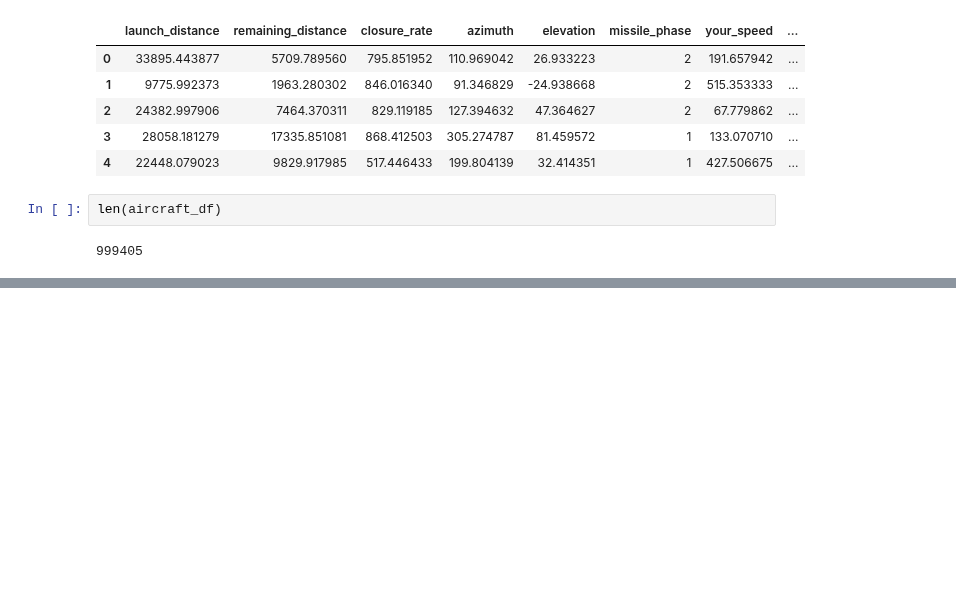
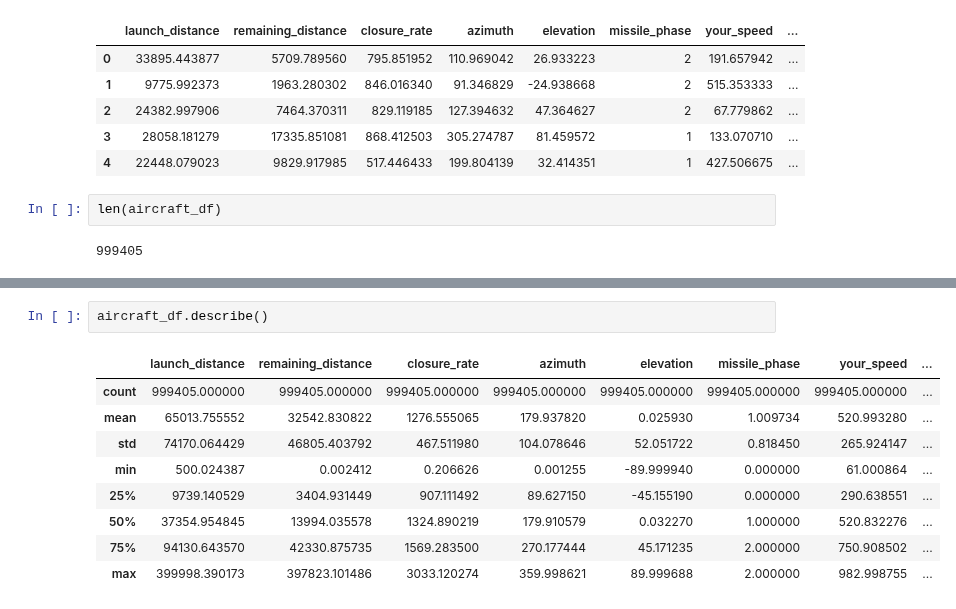
Before and after one commit to Eakempreet/ATAS_Project, a Jupyter notebook: notebooks/02_eta_regressor/02_eta_regressor.ipynb, the cells around one changed output, grey strips where cells are left out. Saved outputs shown, nothing was run; the diff lists cells and outputs as text; blank space fills up the shorter version.

```diff
--- a/notebooks/02_eta_regressor/02_eta_regressor.ipynb
+++ b/notebooks/02_eta_regressor/02_eta_regressor.ipynb
@@ -298,0 +330,12 @@ len(aircraft_df)
+# %%
+aircraft_df.describe()
+# %% [output]
+|  | launch_distance | remaining_distance | closure_rate | azimuth | elevation | missile_phase | your_speed | ... |
+| count | 999405.000000 | 999405.000000 | 999405.000000 | 999405.000000 | 999405.000000 | 999405.000000 | 999405.000000 | ... |
+| mean | 65013.755552 | 32542.830822 | 1276.555065 | 179.937820 | 0.025930 | 1.009734 | 520.993280 | ... |
+| std | 74170.064429 | 46805.403792 | 467.511980 | 104.078646 | 52.051722 | 0.818450 | 265.924147 | ... |
+| min | 500.024387 | 0.002412 | 0.206626 | 0.001255 | -89.999940 | 0.000000 | 61.000864 | ... |
+| 25% | 9739.140529 | 3404.931449 | 907.111492 | 89.627150 | -45.155190 | 0.000000 | 290.638551 | ... |
+| 50% | 37354.954845 | 13994.035578 | 1324.890219 | 179.910579 | 0.032270 | 1.000000 | 520.832276 | ... |
+| 75% | 94130.643570 | 42330.875735 | 1569.283500 | 270.177444 | 45.171235 | 2.000000 | 750.908502 | ... |
+| max | 399998.390173 | 397823.101486 | 3033.120274 | 359.998621 | 89.999688 | 2.000000 | 982.998755 | ... |
```
Also changed, not shown: parts of 8 cells of this notebook.
